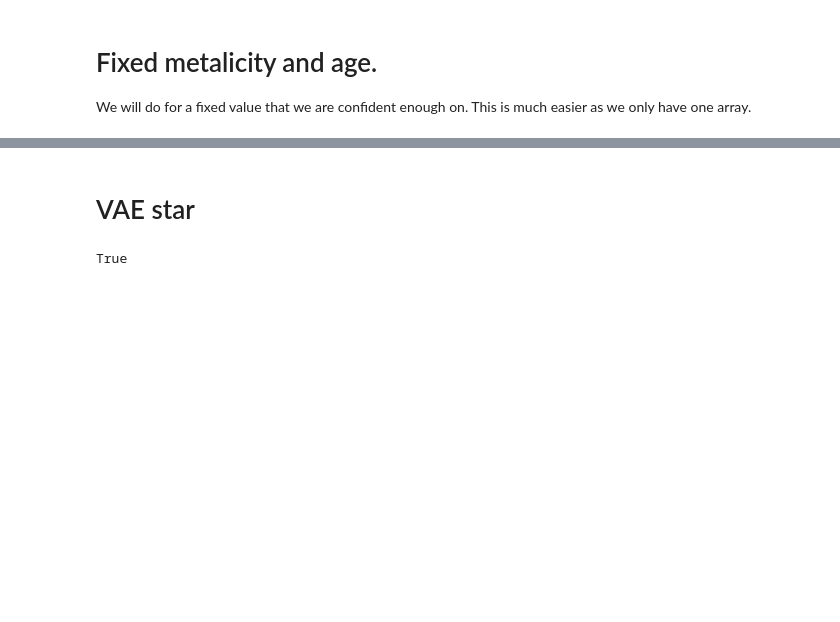
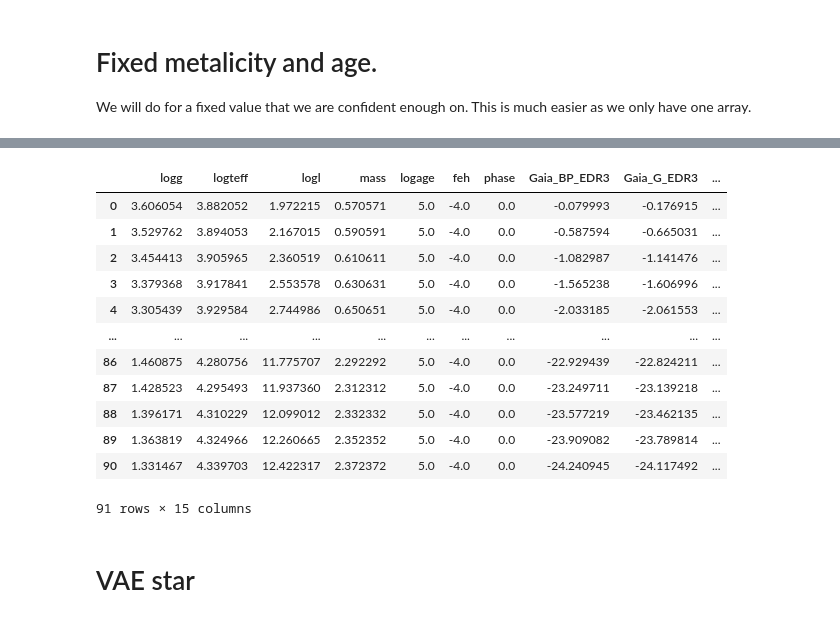
Before and after one commit to ocallam6/VaeStar, a Jupyter notebook: data_prep.ipynb, the cells around one changed output, grey strips where cells are left out. Cells and saved outputs as stored; diff of their text form; code cells hidden in the pictures; blank space fills up the shorter version.

```diff
--- a/data_prep.ipynb
+++ b/data_prep.ipynb
@@ -238,10 +552,18 @@ plt.ylim(8, -3)
+# %%
+dfs[0]
+# %% [output]
+|  | logg | logteff | logl | mass | logage | feh | phase | Gaia_BP_EDR3 | Gaia_G_EDR3 | ... |
+| 0 | 3.606054 | 3.882052 | 1.972215 | 0.570571 | 5.0 | -4.0 | 0.0 | -0.079993 | -0.176915 | ... |
+| 1 | 3.529762 | 3.894053 | 2.167015 | 0.590591 | 5.0 | -4.0 | 0.0 | -0.587594 | -0.665031 | ... |
+| 2 | 3.454413 | 3.905965 | 2.360519 | 0.610611 | 5.0 | -4.0 | 0.0 | -1.082987 | -1.141476 | ... |
+| 3 | 3.379368 | 3.917841 | 2.553578 | 0.630631 | 5.0 | -4.0 | 0.0 | -1.565238 | -1.606996 | ... |
+| 4 | 3.305439 | 3.929584 | 2.744986 | 0.650651 | 5.0 | -4.0 | 0.0 | -2.033185 | -2.061553 | ... |
+| ... | ... | ... | ... | ... | ... | ... | ... | ... | ... | ... |
+| 86 | 1.460875 | 4.280756 | 11.775707 | 2.292292 | 5.0 | -4.0 | 0.0 | -22.929439 | -22.824211 | ... |
+| 87 | 1.428523 | 4.295493 | 11.937360 | 2.312312 | 5.0 | -4.0 | 0.0 | -23.249711 | -23.139218 | ... |
+| 88 | 1.396171 | 4.310229 | 12.099012 | 2.332332 | 5.0 | -4.0 | 0.0 | -23.577219 | -23.462135 | ... |
+| 89 | 1.363819 | 4.324966 | 12.260665 | 2.352352 | 5.0 | -4.0 | 0.0 | -23.909082 | -23.789814 | ... |
+| 90 | 1.331467 | 4.339703 | 12.422317 | 2.372372 | 5.0 | -4.0 | 0.0 | -24.240945 | -24.117492 | ... |
+91 rows × 15 columns
 # %% [markdown]
 # VAE star
-# %%
-import torch
-import torch.nn as nn
-device='mps'
-
-torch.backends.mps.is_available()
-# %% [output]
-True
```
Also changed, not shown: parts of 24 cells of this notebook, 1 other file.
